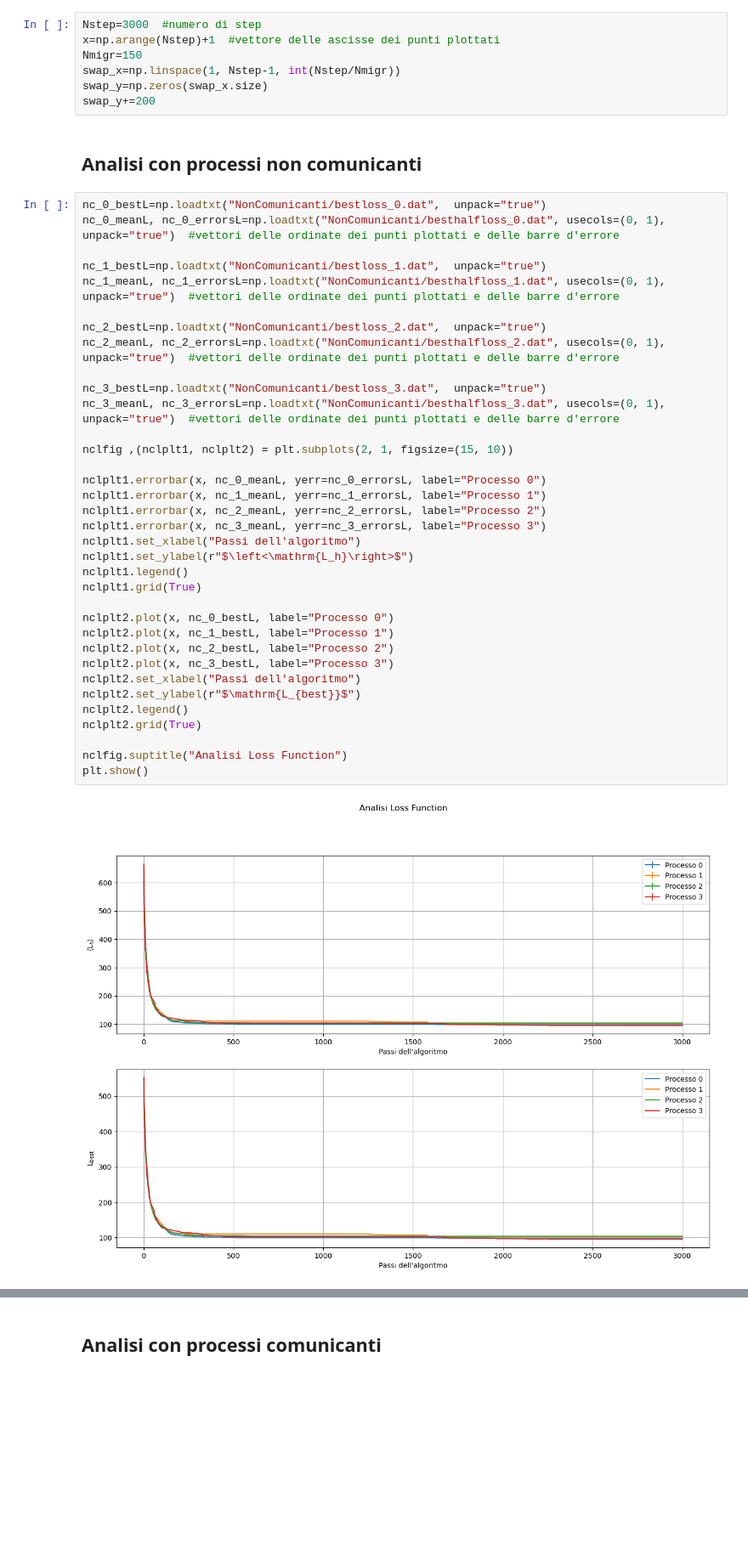
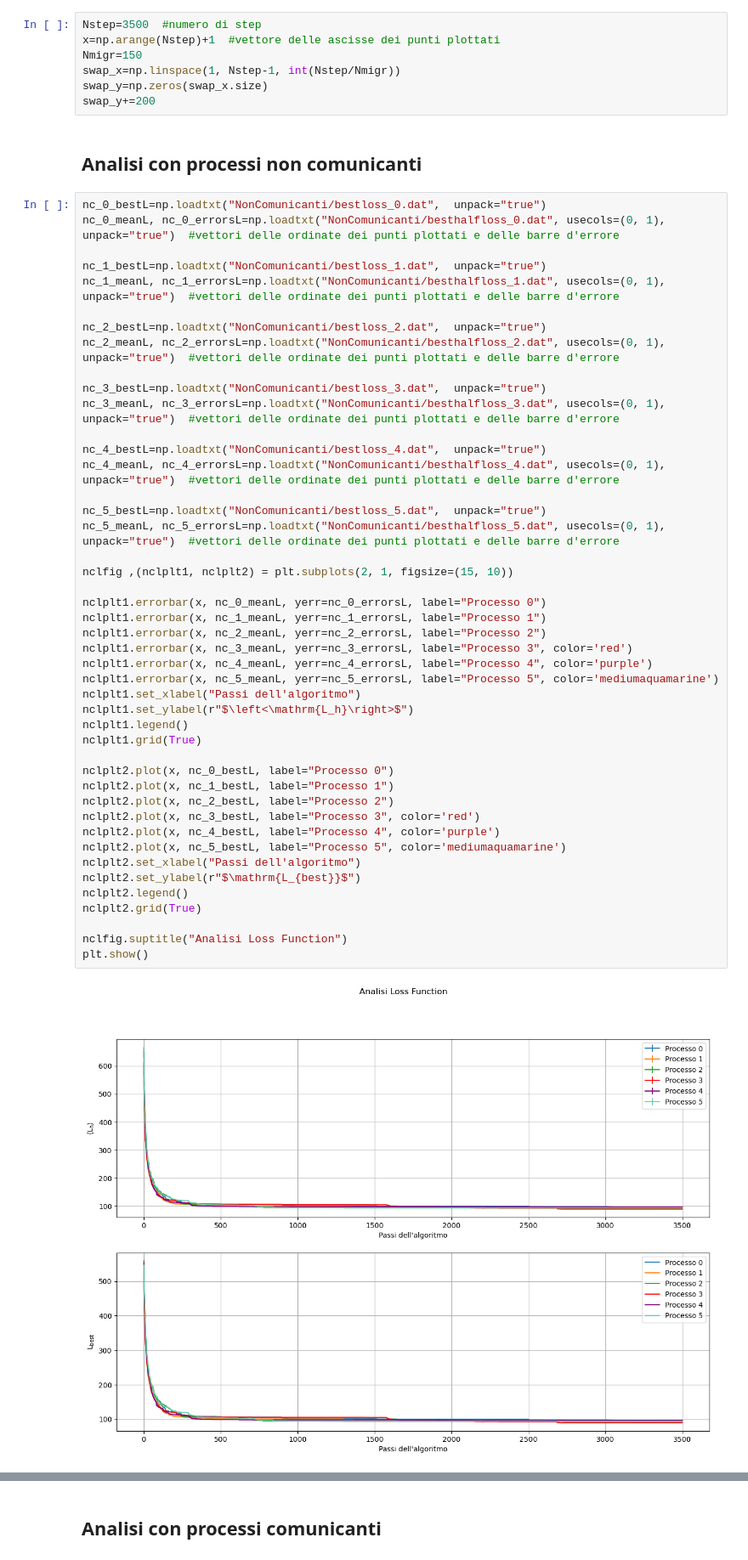
Before and after one commit to angela-bonato/LaboratorioSimulazioneNumerica, a Jupyter notebook: Es10/Esercitazione10.ipynb, the cells around one changed output, grey strips where cells are left out. Shown at 85% size. Cells and saved outputs as stored; diff of their text form; blank space fills up the shorter version.

```diff
--- a/Es10/Esercitazione10.ipynb
+++ b/Es10/Esercitazione10.ipynb
@@ -4,7 +4,7 @@ import numpy as np
 # %% [markdown]
 # Esercitazione 10
 # %%
-Nstep=3000  #numero di step
+Nstep=3500  #numero di step
 x=np.arange(Nstep)+1  #vettore delle ascisse dei punti plottati
 Nmigr=150
 swap_x=np.linspace(1, Nstep-1, int(Nstep/Nmigr))
@@ -19,36 +19,46 @@ nc_0_meanL, nc_0_errorsL=np.loadtxt("NonComunicanti/besthalfloss_0.dat", usecols
 nc_1_bestL=np.loadtxt("NonComunicanti/bestloss_1.dat",  unpack="true")
 nc_1_meanL, nc_1_errorsL=np.loadtxt("NonComunicanti/besthalfloss_1.dat", usecols=(0, 1),  unpack="true")  #vettori delle ordinate dei punti plottati e delle barre d'errore
 
 nc_2_bestL=np.loadtxt("NonComunicanti/bestloss_2.dat",  unpack="true")
 nc_2_meanL, nc_2_errorsL=np.loadtxt("NonComunicanti/besthalfloss_2.dat", usecols=(0, 1),  unpack="true")  #vettori delle ordinate dei punti plottati e delle barre d'errore
 
 nc_3_bestL=np.loadtxt("NonComunicanti/bestloss_3.dat",  unpack="true")
 nc_3_meanL, nc_3_errorsL=np.loadtxt("NonComunicanti/besthalfloss_3.dat", usecols=(0, 1),  unpack="true")  #vettori delle ordinate dei punti plottati e delle barre d'errore
 
+nc_4_bestL=np.loadtxt("NonComunicanti/bestloss_4.dat",  unpack="true")
+nc_4_meanL, nc_4_errorsL=np.loadtxt("NonComunicanti/besthalfloss_4.dat", usecols=(0, 1),  unpack="true")  #vettori delle ordinate dei punti plottati e delle barre d'errore
+
+nc_5_bestL=np.loadtxt("NonComunicanti/bestloss_5.dat",  unpack="true")
+nc_5_meanL, nc_5_errorsL=np.loadtxt("NonComunicanti/besthalfloss_5.dat", usecols=(0, 1),  unpack="true")  #vettori delle ordinate dei punti plottati e delle barre d'errore
+
 nclfig ,(nclplt1, nclplt2) = plt.subplots(2, 1, figsize=(15, 10))
 
 nclplt1.errorbar(x, nc_0_meanL, yerr=nc_0_errorsL, label="Processo 0")
 nclplt1.errorbar(x, nc_1_meanL, yerr=nc_1_errorsL, label="Processo 1")
 nclplt1.errorbar(x, nc_2_meanL, yerr=nc_2_errorsL, label="Processo 2")
-nclplt1.errorbar(x, nc_3_meanL, yerr=nc_3_errorsL, label="Processo 3")
+nclplt1.errorbar(x, nc_3_meanL, yerr=nc_3_errorsL, label="Processo 3", color='red')
+nclplt1.errorbar(x, nc_4_meanL, yerr=nc_4_errorsL, label="Processo 4", color='purple')
+nclplt1.errorbar(x, nc_5_meanL, yerr=nc_5_errorsL, label="Processo 5", color='mediumaquamarine')
 nclplt1.set_xlabel("Passi dell'algoritmo")
 nclplt1.set_ylabel(r"$\left<\mathrm{L_h}\right>$")
 nclplt1.legend()
 nclplt1.grid(True)
 
 nclplt2.plot(x, nc_0_bestL, label="Processo 0")
 nclplt2.plot(x, nc_1_bestL, label="Processo 1")
 nclplt2.plot(x, nc_2_bestL, label="Processo 2")
-nclplt2.plot(x, nc_3_bestL, label="Processo 3")
+nclplt2.plot(x, nc_3_bestL, label="Processo 3", color='red')
+nclplt2.plot(x, nc_4_bestL, label="Processo 4", color='purple')
+nclplt2.plot(x, nc_5_bestL, label="Processo 5", color='mediumaquamarine')
 nclplt2.set_xlabel("Passi dell'algoritmo")
 nclplt2.set_ylabel(r"$\mathrm{L_{best}}$")
 nclplt2.legend()
 nclplt2.grid(True)
 
 nclfig.suptitle("Analisi Loss Function")
 plt.show()
 # %% [output]
-[figure, old version]
+[figure, new version]
 # %%
 nc_0_x, nc_0_y=np.loadtxt("NonComunicanti/bestpath_0.dat", usecols=(0, 1), unpack="true")
 nc_1_x, nc_1_y=np.loadtxt("NonComunicanti/bestpath_1.dat", usecols=(0, 1), unpack="true")
```
Also changed, not shown: parts of 4 cells of this notebook, 33 other files.
